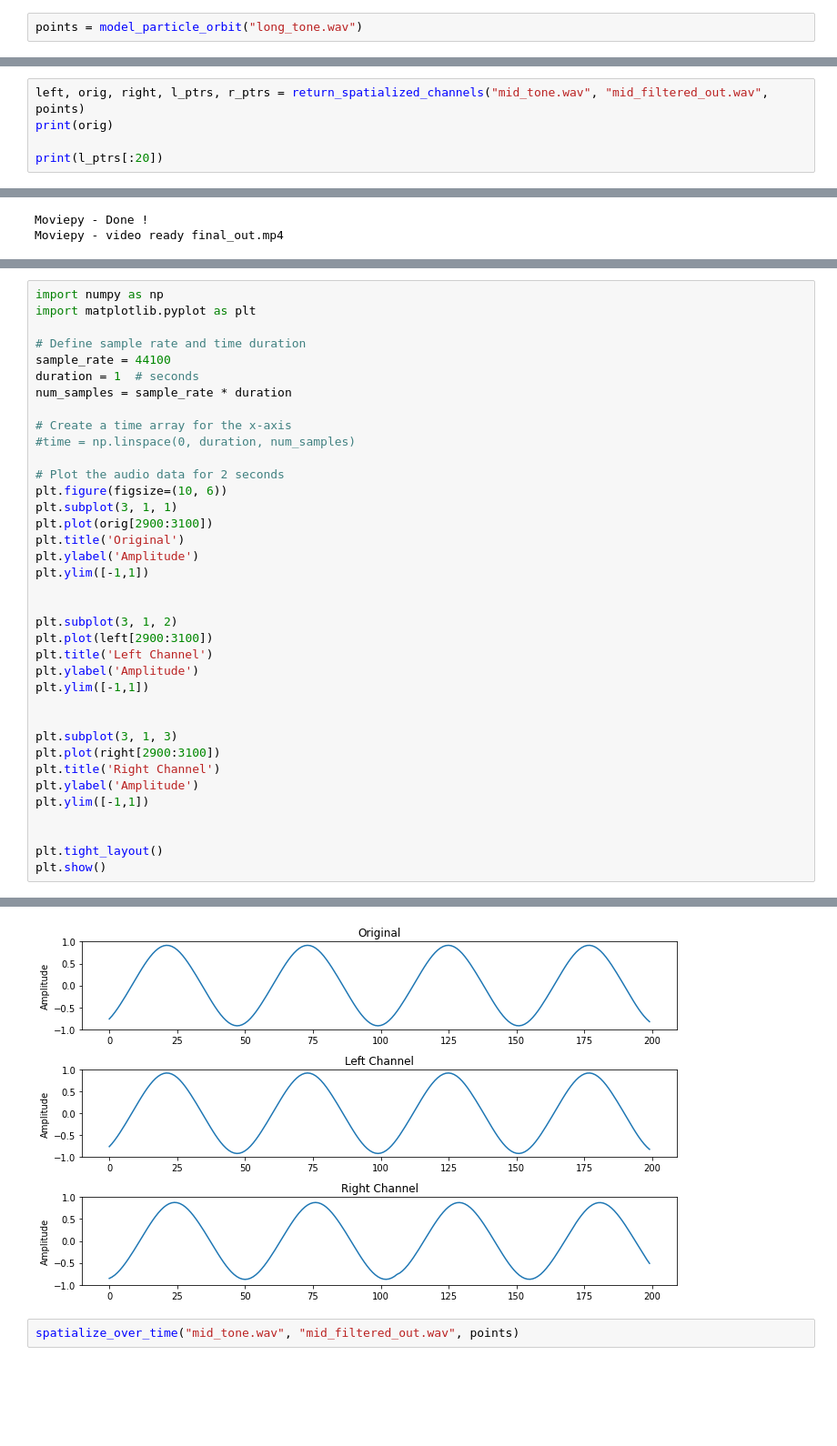
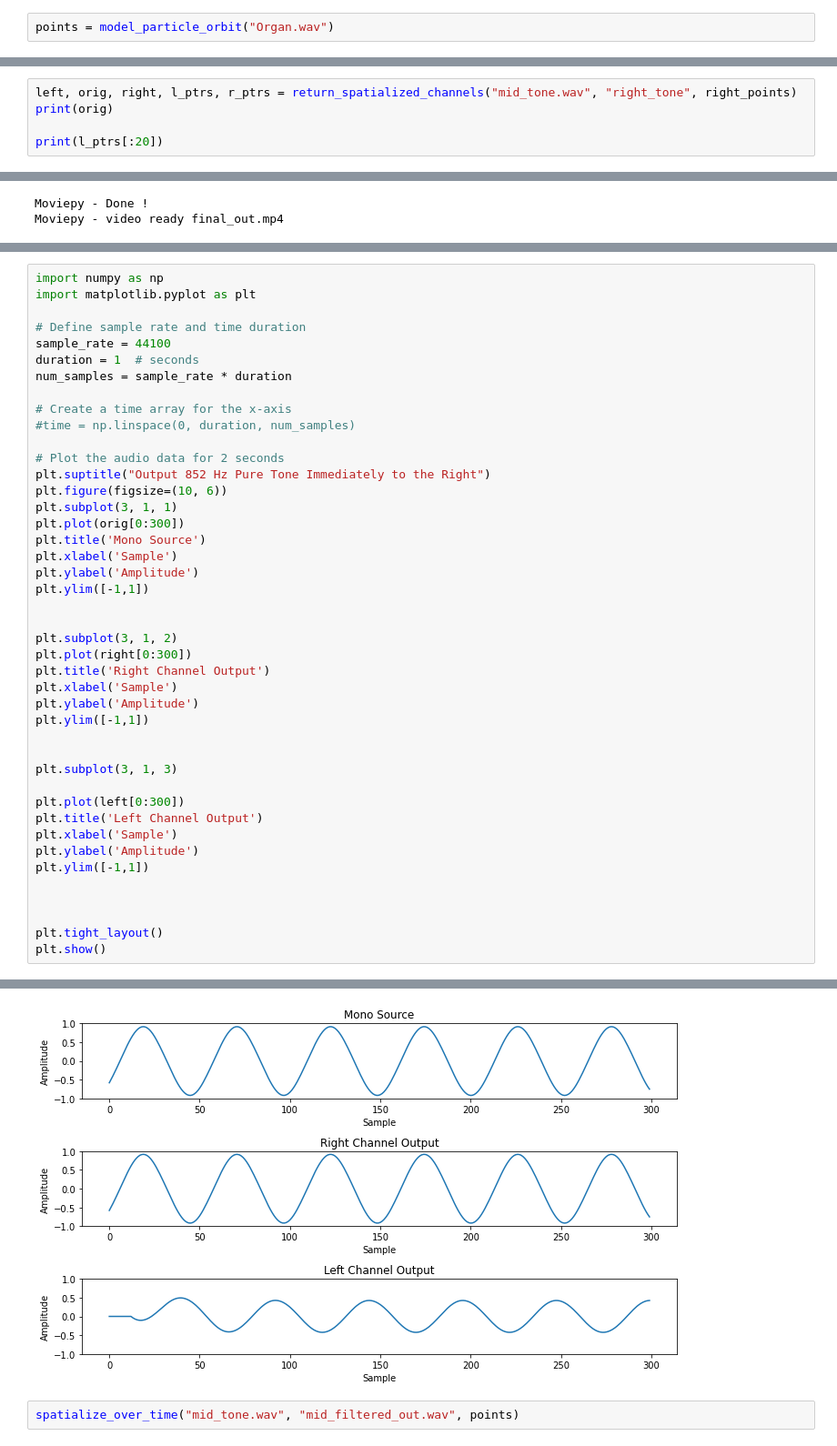
Before and after one commit to AMeriluoto/MEng-Project, a Jupyter notebook: spatializer_workbook.ipynb, the cells around one changed output, grey strips where cells are left out. Shown: that part at 91% size. Drawn from its saved outputs; the diff is of its cells as text; blank space fills up the shorter version.

```diff
--- a/spatializer_workbook.ipynb
+++ b/spatializer_workbook.ipynb
@@ -547,4 +576,4 @@ def return_spatialized_channels(input_path : str, output_path : str, pos_lst : l
 
     return left_channel, audio_data, right_channel, left_ptrs, right_ptrs
 # %%
-points = model_particle_orbit("long_tone.wav")
+points = model_particle_orbit("Organ.wav")
@@ -568,5 +624,5 @@ in_front_points = model_particle_orbit_in_front("long_tone.wav")
 # %%
-left, orig, right, l_ptrs, r_ptrs = return_spatialized_channels("mid_tone.wav", "mid_filtered_out.wav", points)
+left, orig, right, l_ptrs, r_ptrs = return_spatialized_channels("mid_tone.wav", "right_tone", right_points)
 print(orig)
 
 print(l_ptrs[:20])
@@ -770,28 +848,34 @@ num_samples = sample_rate * duration
 #time = np.linspace(0, duration, num_samples)
 
 # Plot the audio data for 2 seconds
+plt.suptitle("Output 852 Hz Pure Tone Immediately to the Right")
 plt.figure(figsize=(10, 6))
 plt.subplot(3, 1, 1)
-plt.plot(orig[2900:3100])
-plt.title('Original')
+plt.plot(orig[0:300])
+plt.title('Mono Source')
+plt.xlabel('Sample')
 plt.ylabel('Amplitude')
 plt.ylim([-1,1])
 
 
 plt.subplot(3, 1, 2)
-plt.plot(left[2900:3100])
-plt.title('Left Channel')
+plt.plot(right[0:300])
+plt.title('Right Channel Output')
+plt.xlabel('Sample')
 plt.ylabel('Amplitude')
 plt.ylim([-1,1])
 
 
 plt.subplot(3, 1, 3)
-plt.plot(right[2900:3100])
-plt.title('Right Channel')
+
+plt.plot(left[0:300])
+plt.title('Left Channel Output')
+plt.xlabel('Sample')
 plt.ylabel('Amplitude')
 plt.ylim([-1,1])
 
 
+
 plt.tight_layout()
 plt.show()
 # %% [output]
@@ -798,4 +883,4 @@ plt.show()
-[figure, old version]
+[figure, new version]
 # %%
 spatialize_over_time("mid_tone.wav", "mid_filtered_out.wav", points)
 # %% [output]
```
Also changed, not shown: parts of 14 cells of this notebook, 3 other files.
